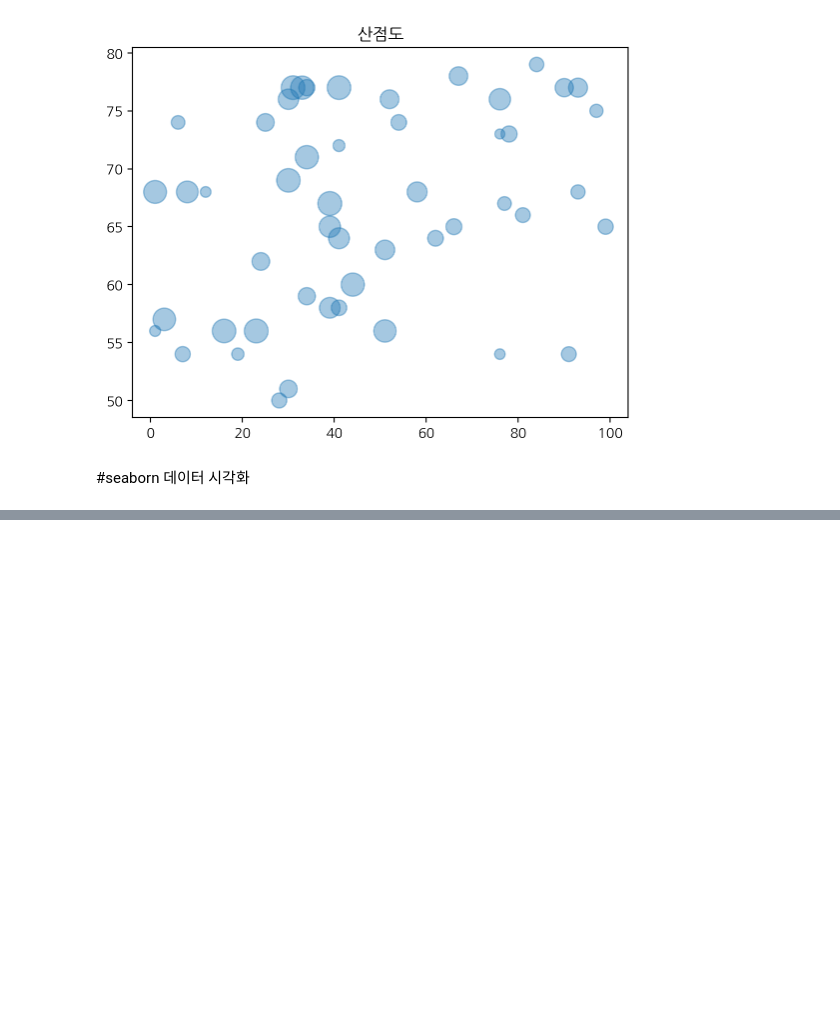
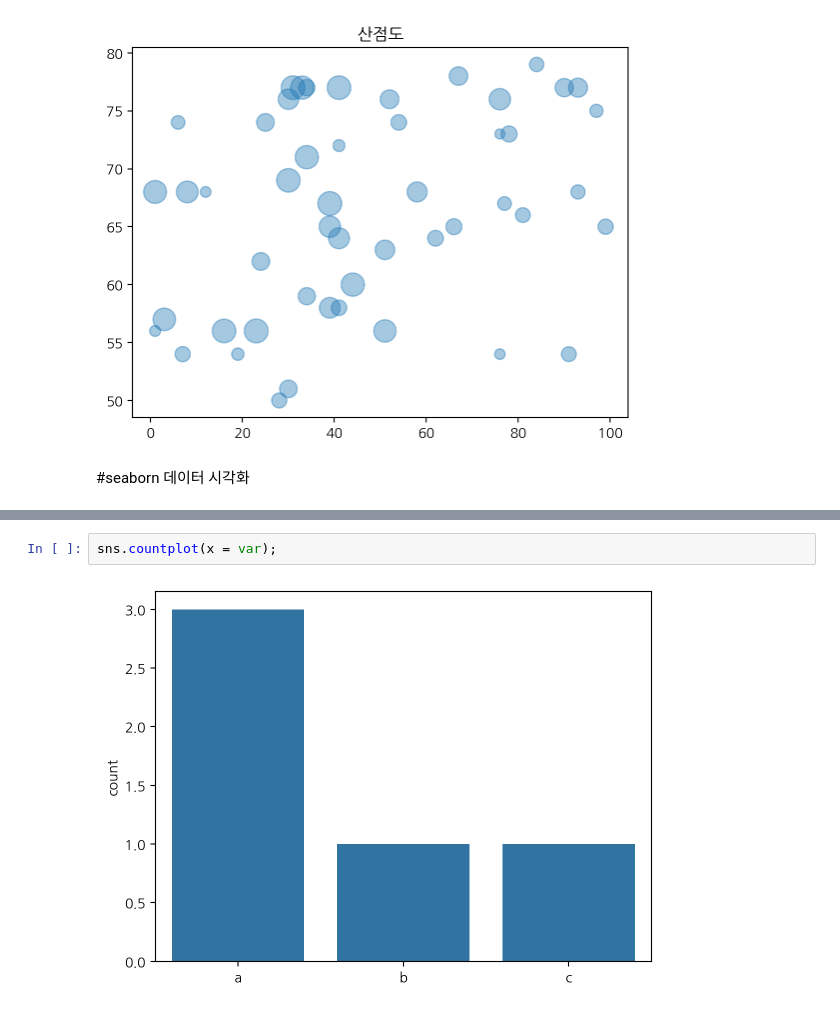
Before and after one commit to jw13k/2024-1-my-BDA, a Jupyter notebook: inclass/01w_0312_tue_bigdata_basic_ipynb.ipynb, the cells around one changed output, grey strips where cells are left out. Cells and saved outputs as stored; diff of their text form; blank space fills up the shorter version.

```diff
--- a/inclass/01w_0312_tue_bigdata_basic_ipynb.ipynb
+++ b/inclass/01w_0312_tue_bigdata_basic_ipynb.ipynb
@@ -82,0 +93,4 @@ plt.title('산점도');
+# %%
+sns.countplot(x = var);
+# %% [output]
+[figure, added]
```
Also changed, not shown: parts of 4 cells of this notebook.
